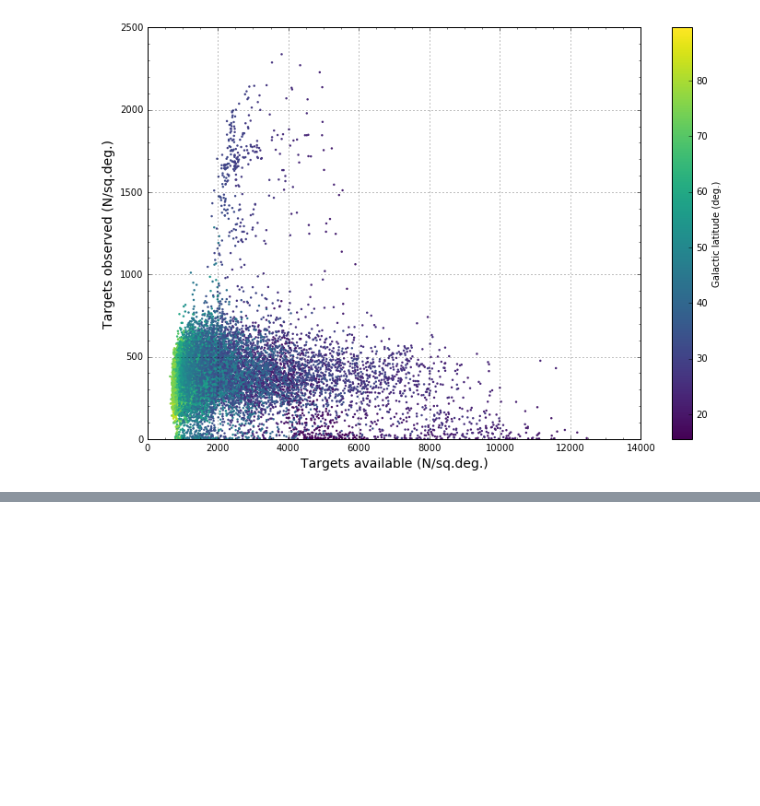
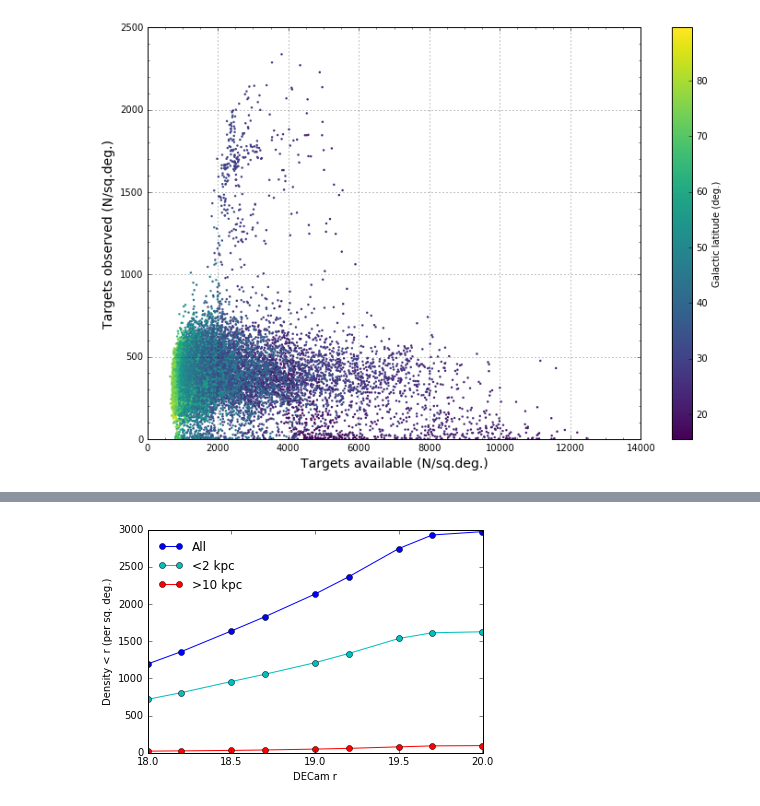
Before and after one commit to apcooper/bright_analysis_doc, a Jupyter notebook: nb/12apr2017_full.ipynb, the cells around one changed output, grey strips where cells are left out. Cells and saved outputs as stored; diff of their text form; code cells hidden in the pictures; blank space fills up the shorter version.

```diff
--- a/nb/12apr2017_full.ipynb
+++ b/nb/12apr2017_full.ipynb
@@ -549,0 +569,32 @@ Total area of (partly) observed HP pixels: 15166.036169 sq. deg.
+# %%
+d_helio_all = np.concatenate([data_obs[main_obs | faint_obs]['d_helio'],data_unobs[main_unobs | faint_unobs]['d_helio']])
+# %%
+limits = [18.0,18.5,19.0,19.5,19.75,20.0]
+# %%
+highpix = np.abs(b_pix.value) > 30.0
+# %%
+sd_at_limit         = list()
+sd_at_limit_distant = list()
+sd_at_limit_near    = list()
+sd_at_limit_h         = list()
+sd_at_limit_distant_h = list()
+sd_at_limit_near_h    = list()
+
+for l in limits:
+    print('Limit: %f'%(l))
+    s       = decam_rmag_all < l
+    distant = d_helio_all > 10.0
+    near    = d_helio_all < 2.0
+    ipix_count         = pix_counts(NSIDE,c_all[s].ra.value,c_all[s].dec.value)
+    ipix_count_distant = pix_counts(NSIDE,c_all[s & distant].ra.value,c_all[s & distant].dec.value)
+    ipix_count_near    = pix_counts(NSIDE,c_all[s & near].ra.value,c_all[s & near].dec.value)
+
+    z = (ipix_count > 10)
+    sd_at_limit.append(np.sum(ipix_count[z])/(z.sum()*hp.nside2pixarea(NSIDE,degrees=True)))
+    sd_at_limit_distant.append(np.sum(ipix_count_distant[z])/(z.sum()*hp.nside2pixarea(NSIDE,degrees=True)))
+    sd_at_limit_near.append(np.sum(ipix_count_near[z])/(z.sum()*hp.nside2pixarea(NSIDE,degrees=True)))
+
+    z = (ipix_count > 10) & highpix
+    sd_at_limit_h.append(np.sum(ipix_count[z])/(z.sum()*hp.nside2pixarea(NSIDE,degrees=True)))
+    sd_at_limit_distant_h.append(np.sum(ipix_count_distant[z])/(z.sum()*hp.nside2pixarea(NSIDE,degrees=True)))
+    sd_at_limit_near_h.append(np.sum(ipix_count_near[z])/(z.sum()*hp.nside2pixarea(NSIDE,degrees=True)))
@@ -549,0 +611,11 @@ Total area of (partly) observed HP pixels: 15166.036169 sq. deg.
+# %%
+plot(limits,sd_at_limit,marker='o',c='b',label='All')
+plot(limits,sd_at_limit_near,marker='o',c='c',label='<2 kpc')
+plot(limits,sd_at_limit_distant,marker='o',c='r',label='>10 kpc')
+
+pl.ylim(0,3000)
+pl.xlabel('DECam r')
+pl.ylabel('Density < r (per sq. deg.)')
+pl.legend(frameon=False,loc='upper left');
+# %% [output]
+[figure, added]
```
Also changed, not shown: parts of 12 cells of this notebook.
